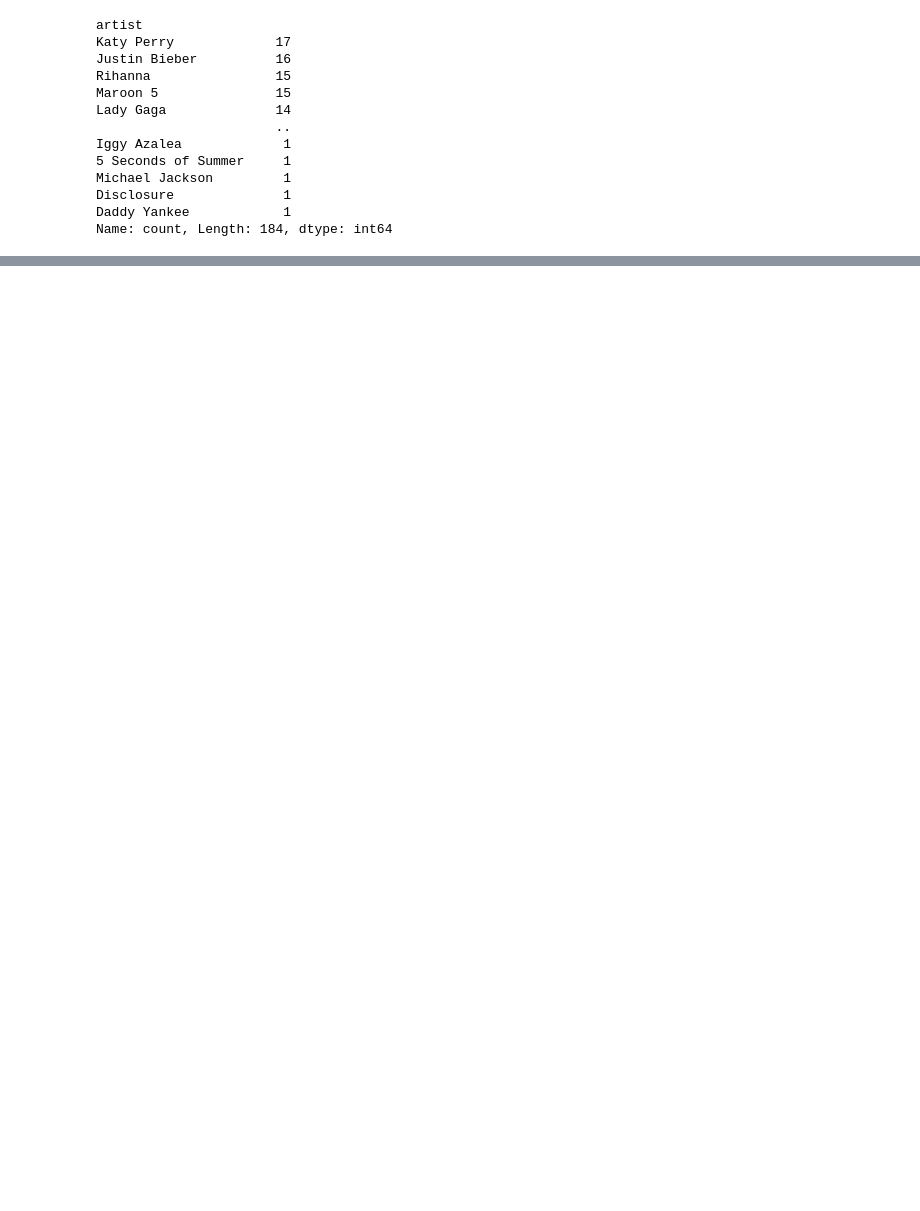
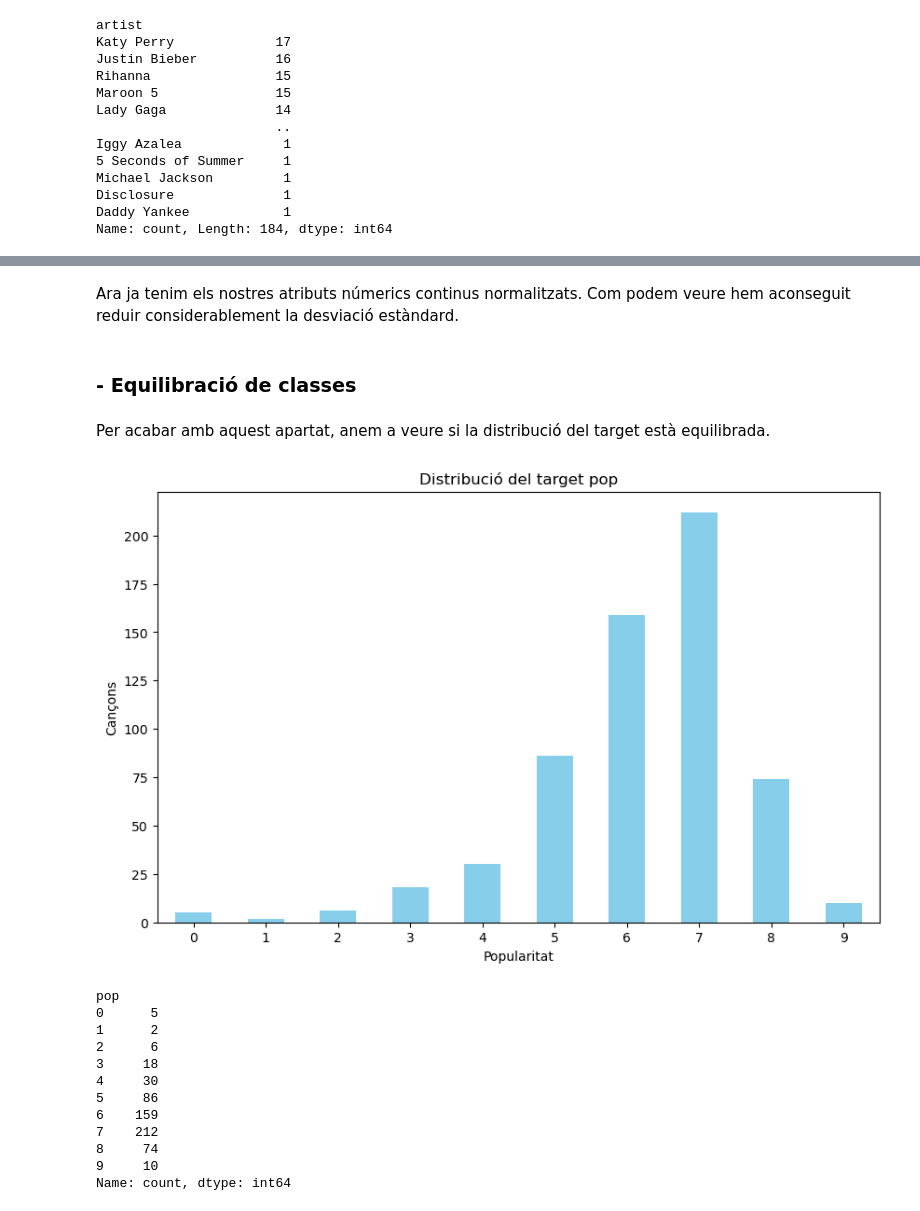
Before and after one commit to Erdrick2210/APC_Kaggle_Top_Spotify_songs-_from_2010-2019, a Jupyter notebook: Kaggle_Top_Spotify_songs_from_2010-2019.ipynb, the cells around one changed output, grey strips where cells are left out. Cells and saved outputs as stored; diff of their text form; code cells hidden in the pictures; blank space fills up the shorter version.

Commit message:
EDA i Preprocessing acabat

```diff
--- a/Kaggle_Top_Spotify_songs_from_2010-2019.ipynb
+++ b/Kaggle_Top_Spotify_songs_from_2010-2019.ipynb
@@ -198,0 +468,2 @@ Name: count, Length: 184, dtype: int64
+# %%
+df = df[df['id'] != 443]
@@ -198,0 +488,12 @@ Name: count, Length: 184, dtype: int64
+# %%
+from sklearn.preprocessing import StandardScaler, RobustScaler
+
+scaler=StandardScaler()
+
+df[['bpm', 'nrgy', 'dnce', 'dB', 'val']]=scaler.fit_transform(df[['bpm', 'nrgy', 'dnce', 'dB', 'val']])
+
+scaler=RobustScaler()
+
+df[['live', 'dur', 'acous', 'spch']]=scaler.fit_transform(df[['live', 'dur', 'acous', 'spch']])
+
+df.describe()
@@ -198,0 +510,33 @@ Name: count, Length: 184, dtype: int64
+# %% [markdown]
+Ara ja tenim els nostres atributs númerics continus normalitzats. Com podem veure hem aconseguit reduir considerablement la desviació estàndard.
+# %% [markdown]
+ ### - Equilibració de classes
+# %% [markdown]
+Per acabar amb aquest apartat, anem a veure si la distribució del target està equilibrada.
+# %%
+# Agafem els valors de 'pop' ordenats
+pop_counts = df['pop'].value_counts().sort_index()
+
+plt.figure(figsize=(10,6))
+pop_counts.plot(kind='bar', color='skyblue')
+plt.title('Distribució del target pop')
+plt.xlabel('Popularitat')
+plt.ylabel('Cançons')
+plt.xticks(rotation=0)
+plt.show()
+
+print(pop_counts)
+# %% [output]
+[figure, added]
+pop
+0      5
+1      2
+2      6
+3     18
+4     30
+5     86
+6    159
+7    212
+8     74
+9     10
+Name: count, dtype: int64
```
Also changed, not shown: parts of 50 cells of this notebook.
